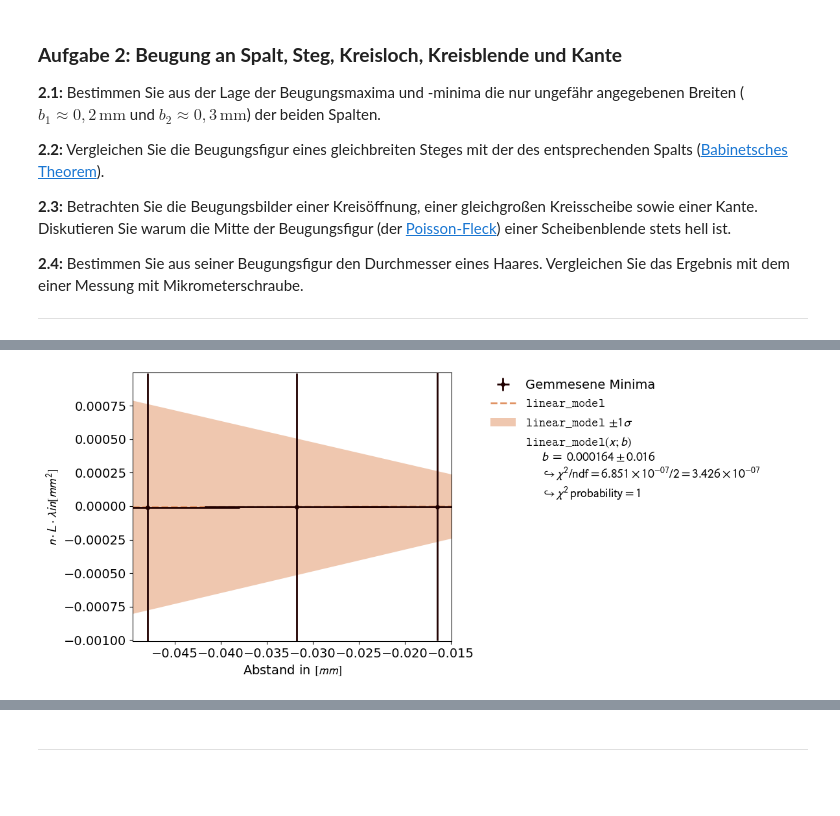
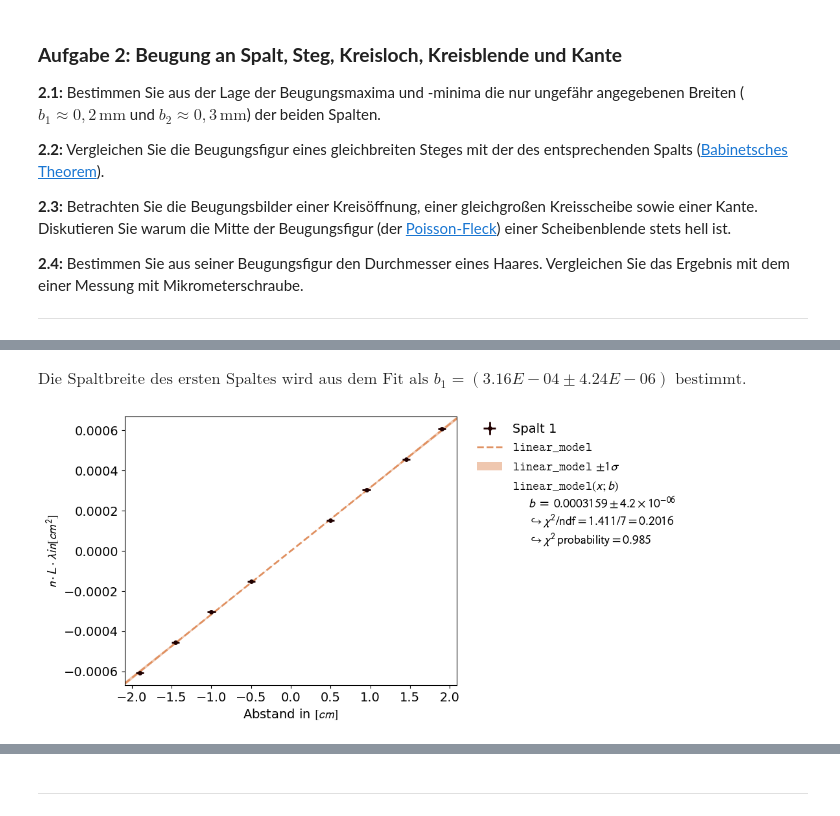
Before and after one commit to AlFa-Tier/Uni_codes, a Jupyter notebook: Praktikum/Laser_Optik_Teil_A/Laser-Optik_Teil_A.ipynb, the cells around one changed output, grey strips where cells are left out. Cells and saved outputs as stored; diff of their text form; code cells hidden in the pictures; blank space fills up the shorter version.

```diff
--- a/Praktikum/Laser_Optik_Teil_A/Laser-Optik_Teil_A.ipynb
+++ b/Praktikum/Laser_Optik_Teil_A/Laser-Optik_Teil_A.ipynb
@@ -234,0 +203,6 @@ AttributeError: module 'matplotlib._docstring' has no attribute 'kwarg_doc'
+# %%
+import numpy as np
+
+theta = np.array([58.5,60])
+n = np.tan(np.radians(theta))
+print(f'Die gemessene Winkel ergeben dann einen Brechindex von {n[0]:.02f} bzw {n[1]:.02f}')
@@ -304,38 +284,41 @@ $$
 import numpy as np
 import matplotlib.pyplot as plt
 import kafe2
+from IPython.display import display, Math
 
-def y_is (n,L, lam = 632.8*10**(-9)):
+def y_is (n,L, lam = 632.8E-9):
 
     y  = (n*L*lam)
     return y
 
 def linear_model(x,b):
     return b*x
-
-
-
-x_n=np.array([-16.5E-3,-31.8E-3, -48E-3]) # in Meter
-n=np.array([-1,-2,-3]) # in Meter
-L:float=  4.5 # in Meter
-x_err:float= 0.01 # in Meter
-L_err:float= 0.01 #in Meter
-y_err:float = 0.001
-
-
-xy_data = kafe2.XYContainer(x_data=x_n, y_data= y_is(n,L))
-xy_data.label='Gemmesene Minima'
-xy_data.axis_labels =['Abstand in $[mm]$','$n\cdot L\cdot\lambda in[mm^2]$']
-xy_data.add_error(axis='x', err_val = x_err)
-xy_data.add_error(axis='y', err_val = y_err)
-
-line_fit=kafe2.Fit(data=xy_data,model_function=linear_model)
-line_fit.do_fit()
-result = kafe2.Plot([line_fit])
-params = line_fit.parameter_values
-param_errors = line_fit.parameter_errors
-
-result.plot()
-plt.show()
-# %% [output]
-[figure, removed]
+# %%
+SP_1_x_n = np.array([-1.9, -1.45, -1.0, -0.5, 0.5, 0.95, 1.45, 1.9]) # in cm
+n=np.array([-4, -3, -2, -1, 1, 2, 3, 4])
+L:float=  240 # in cm
+x_err:float= 0.05
+L_err:float= 0.1
+y_err:float = 632.8E-9 * L_err
+
+
+SP_1_data = kafe2.XYContainer(x_data=SP_1_x_n, y_data= y_is(n,L))
+SP_1_data.label='Spalt 1'
+SP_1_data.axis_labels =['Abstand in $[cm]$','$n\cdot L\cdot\lambda in[cm^2]$']
+SP_1_data.add_error(axis='x', err_val = x_err)
+SP_1_data.add_error(axis='y', err_val = y_err)
+
+SP_1_line_fit=kafe2.Fit(data=SP_1_data,model_function=linear_model)
+SP_1_line_fit.do_fit()
+SP_1_result = kafe2.Plot([SP_1_line_fit])
+SP_1_params = SP_1_line_fit.parameter_values
+SP_1_param_errors = SP_1_line_fit.parameter_errors
+
+
+display(Math(rf'\text{{Die Spaltbreite des ersten Spaltes wird aus dem Fit als }} b_1 = \left({SP_1_params[0]:.02E}\pm{SP_1_param_errors[0]:.02E}\right)\text{{ bestimmt.}} '))
+SP_1_result.plot()
+
+plt.show()
+# %% [output]
+$\displaystyle \text{Die Spaltbreite des ersten Spaltes wird aus dem Fit als } b_1 = \left(3.16E-04\pm4.24E-06\right)\text{ bestimmt.} $
+[figure, added]
```
Also changed, not shown: parts of 10 cells of this notebook.
